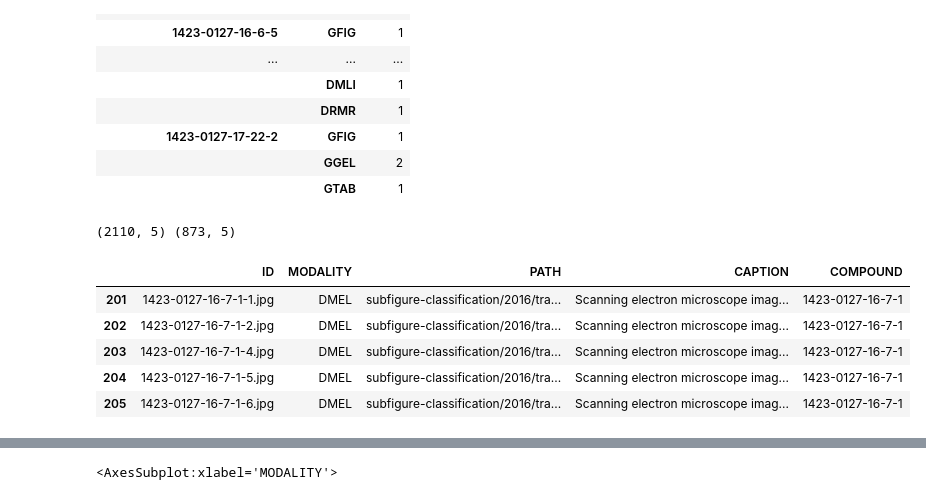
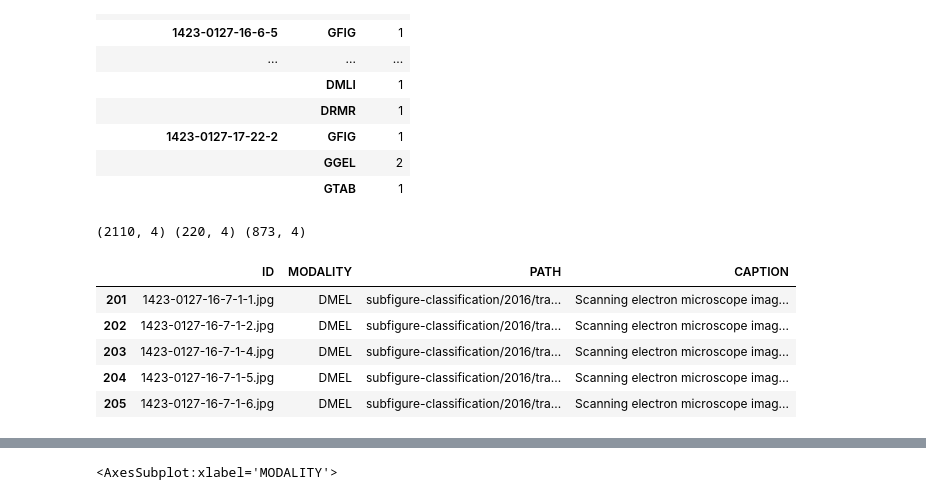
Before and after one commit to jtrells/biomedical-image-classification, a Jupyter notebook: nb/captions_validating_clef16_set.ipynb, the cells around one changed output, grey strips where cells are left out. Saved outputs shown, nothing was run; the diff lists cells and outputs as text; code cells hidden in the pictures.

```diff
--- a/nb/captions_validating_clef16_set.ipynb
+++ b/nb/captions_validating_clef16_set.ipynb
@@ -97,6 +80,11 @@ test_ids_16[:5]
  '1297-9686-41-35-3-1.jpg',
  '1297-9686-41-35-3-2.jpg',
  '1423-0127-16-19-5-1.jpg']
+# %%
+modalities13 = [x for x in IMAGES13_TRAIN.glob('*/') if x.is_dir()]
+train_data_13 = [(img_path.name, modality.name, Path(*img_path.parts[3:]))
+       for modality in modalities13 for img_path in (IMAGES13_TRAIN / modality).glob('*.jpg') ]
+train_ids_13 = [x[0] for x in train_data_13]
 # %%
 train_data_16[:1]
 # %% [output]
@@ -243,8 +239,14 @@ Only  have no captions
 # %%
 import pandas as pd
 
-def create_dataset(data, captions_dict):
+def get_caption(captions_dict, key, get_root=True):
+    try:
+        if get_root: return captions_dict[get_compound_root(key)]
+        else: return captions_dict[key[:-4]]
+    except: return "NULL"
+
+def create_dataset(data, captions_dict, get_root=True):
     df = pd.DataFrame(data, columns =['ID', 'MODALITY', 'PATH'])
-    df['CAPTION'] = df.apply(lambda x: captions_dict[get_compound_root(x['ID'])],axis=1)
-    df['COMPOUND'] = df.apply(lambda x: get_compound_root(x['ID']), axis=1)
+    df['CAPTION'] = df.apply(lambda x: get_caption(captions_dict, x['ID'], get_root=get_root), axis=1)
+    #df['COMPOUND'] = df.apply(lambda x: get_compound_root(x['ID']), axis=1)
     return df
@@ -255,6 +253,7 @@ len(test_data_16)
 # %%
-df16_train = create_dataset(train_data_16, captions16_train)
-df16_test  = create_dataset(test_data_16, captions16_test)
+df16_train = create_dataset(train_data_16, captions16_train, get_root=True)
+df16_test  = create_dataset(test_data_16, captions16_test, get_root=True)
+df13_train = create_dataset(train_data_13, captions16_train, get_root=False)
 df_train.head()
 # %% [output]
 |  | ID | MODALITY | PATH | CAPTION | COMPOUND |
@@ -263,3 +262,7 @@ df_train.head()
 | 2 | 1423-0127-17-34-3-1.jpg | D3DR | subfigure-classification/2016/tra... | Three domains of AAG A (or C)-cha... | 1423-0127-17-34-3 |
 | 3 | 1423-0127-17-34-3-2.jpg | D3DR | subfigure-classification/2016/tra... | Three domains of AAG A (or C)-cha... | 1423-0127-17-34-3 |
 | 4 | 1423-0127-17-34-3-3.jpg | D3DR | subfigure-classification/2016/tra... | Three domains of AAG A (or C)-cha... | 1423-0127-17-34-3 |
+# %%
+# get rid of samples without captions
+df13_train = df13_train[df13_train['CAPTION'] != 'NULL']
+df13_train.head()
@@ -289,16 +299,18 @@ x.head(20)
 |  | GTAB | 1 |
 # %%
 df16_microscopy_train = df16_train[df16_train['MODALITY'].isin(['DMFL', 'DMTR', 'DMLI', 'DMEL'])]
+df13_microscopy_train = df13_train[df13_train['MODALITY'].isin(['DMFL', 'DMTR', 'DMLI', 'DMEL'])]
 df16_microscopy_test  = df16_test[df16_test['MODALITY'].isin(['DMFL', 'DMTR', 'DMLI', 'DMEL'])]
 
-print(df16_microscopy_train.shape, df16_microscopy_test.shape)
-df16_microscopy_train.reset_index()
-df16_microscopy_train.head()
+print(df16_microscopy_train.shape, df13_microscopy_train.shape, df16_microscopy_test.shape)
+# df16_microscopy_train.reset_index()
+df13_16_microscopy_train = pd.concat([df16_microscopy_train, df13_microscopy_train])
+df13_16_microscopy_train.head()
 # %% [output]
-(2110, 5) (873, 5)
+(2110, 4) (220, 4) (873, 4)
-|  | ID | MODALITY | PATH | CAPTION | COMPOUND |
-| 201 | 1423-0127-16-7-1-1.jpg | DMEL | subfigure-classification/2016/tra... | Scanning electron microscope imag... | 1423-0127-16-7-1 |
-| 202 | 1423-0127-16-7-1-2.jpg | DMEL | subfigure-classification/2016/tra... | Scanning electron microscope imag... | 1423-0127-16-7-1 |
-| 203 | 1423-0127-16-7-1-4.jpg | DMEL | subfigure-classification/2016/tra... | Scanning electron microscope imag... | 1423-0127-16-7-1 |
-| 204 | 1423-0127-16-7-1-5.jpg | DMEL | subfigure-classification/2016/tra... | Scanning electron microscope imag... | 1423-0127-16-7-1 |
-| 205 | 1423-0127-16-7-1-6.jpg | DMEL | subfigure-classification/2016/tra... | Scanning electron microscope imag... | 1423-0127-16-7-1 |
+|  | ID | MODALITY | PATH | CAPTION |
+| 201 | 1423-0127-16-7-1-1.jpg | DMEL | subfigure-classification/2016/tra... | Scanning electron microscope imag... |
+| 202 | 1423-0127-16-7-1-2.jpg | DMEL | subfigure-classification/2016/tra... | Scanning electron microscope imag... |
+| 203 | 1423-0127-16-7-1-4.jpg | DMEL | subfigure-classification/2016/tra... | Scanning electron microscope imag... |
+| 204 | 1423-0127-16-7-1-5.jpg | DMEL | subfigure-classification/2016/tra... | Scanning electron microscope imag... |
+| 205 | 1423-0127-16-7-1-6.jpg | DMEL | subfigure-classification/2016/tra... | Scanning electron microscope imag... |
```
Also changed, not shown: parts of 21 cells of this notebook, 6 other files.
